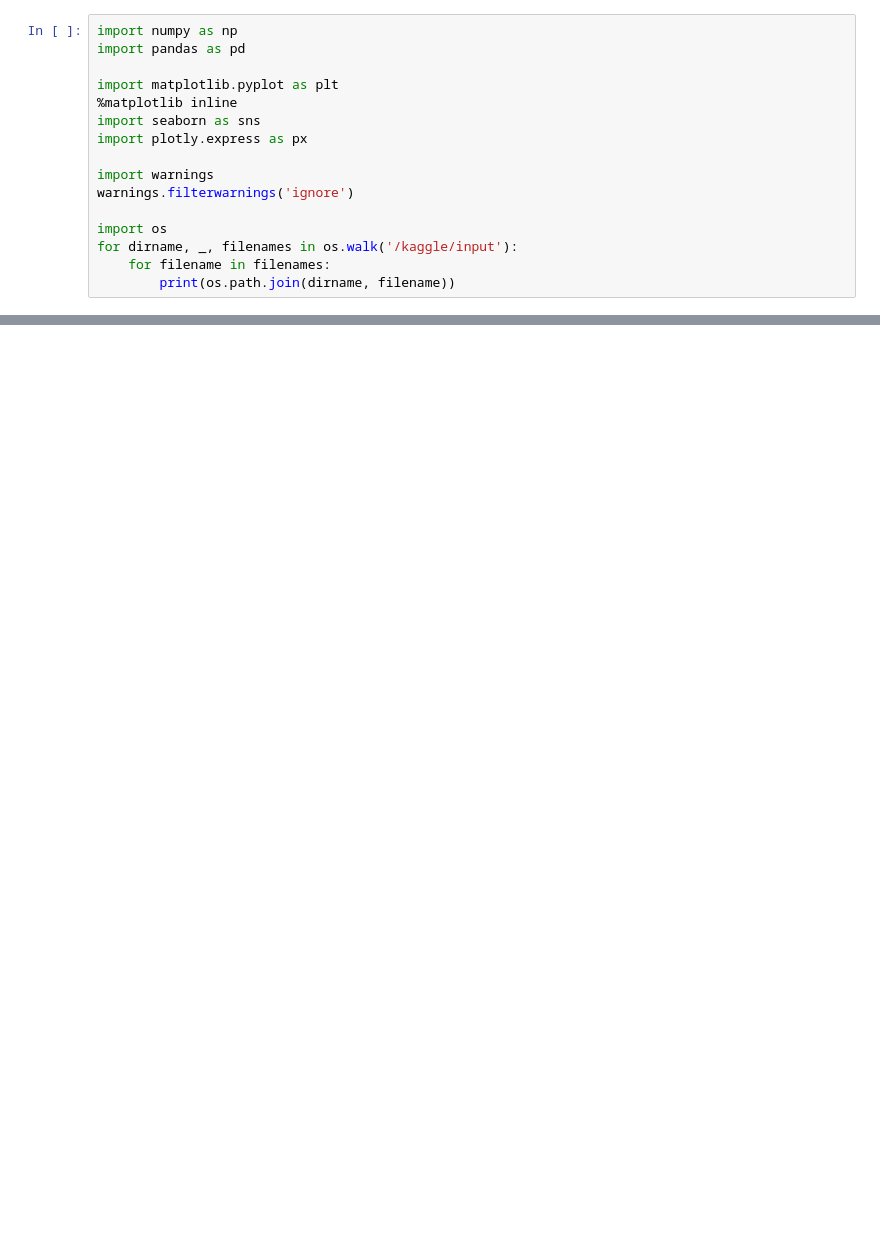
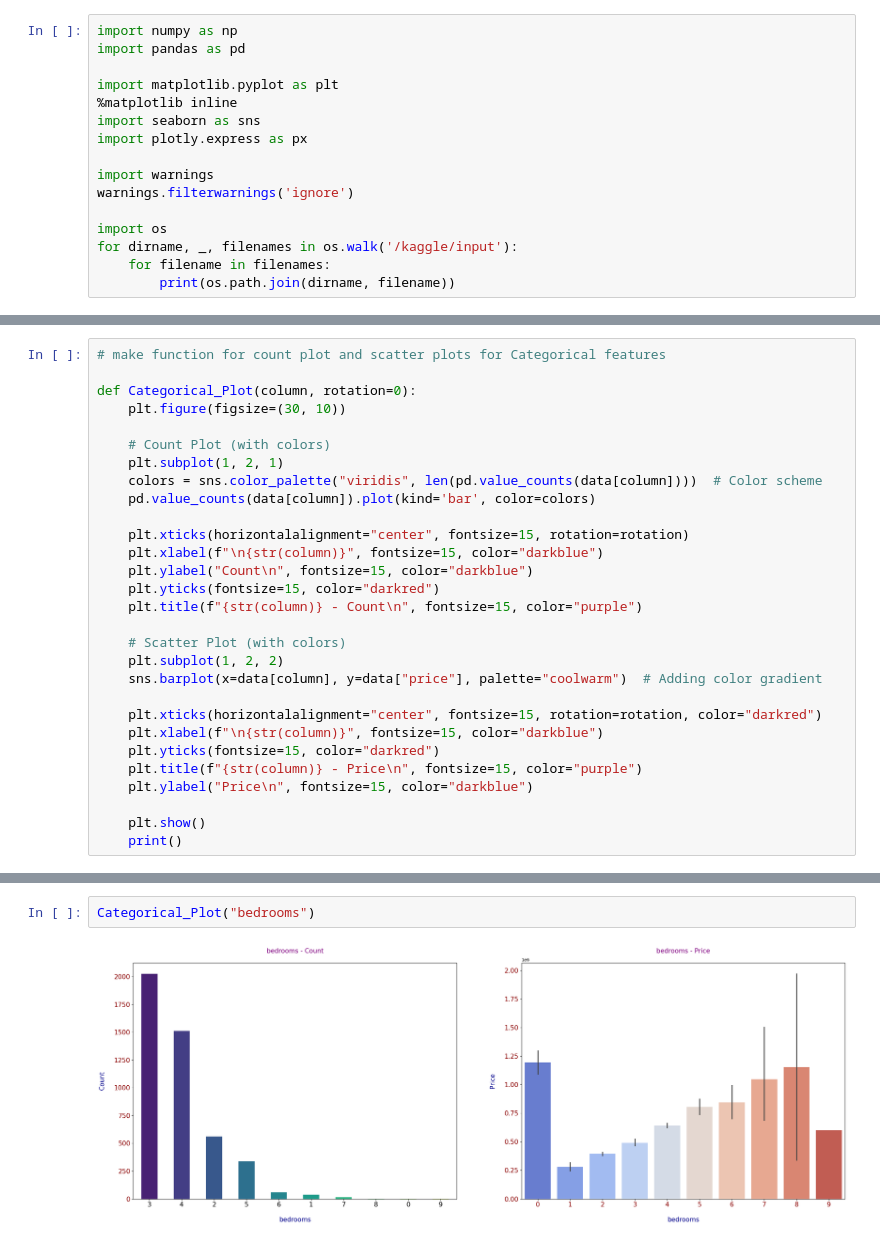
Before and after one commit to TakibYeasar/Machine-Learning-Tutorial, a Jupyter notebook: Linear Regression/Linear Regression.ipynb, the cells around one changed output, grey strips where cells are left out. Cells and saved outputs as stored; diff of their text form; blank space fills up the shorter version.

```diff
--- a/Linear Regression/Linear Regression.ipynb
+++ b/Linear Regression/Linear Regression.ipynb
@@ -71,0 +265,29 @@ Number of duplicates are :  0
+# %%
+# make function for count plot and scatter plots for Categorical features
+
+def Categorical_Plot(column, rotation=0):
+    plt.figure(figsize=(30, 10))
+
+    # Count Plot (with colors)
+    plt.subplot(1, 2, 1)
+    colors = sns.color_palette("viridis", len(pd.value_counts(data[column])))  # Color scheme
+    pd.value_counts(data[column]).plot(kind='bar', color=colors)
+
+    plt.xticks(horizontalalignment="center", fontsize=15, rotation=rotation)
+    plt.xlabel(f"\n{str(column)}", fontsize=15, color="darkblue")
+    plt.ylabel("Count\n", fontsize=15, color="darkblue")
+    plt.yticks(fontsize=15, color="darkred")
+    plt.title(f"{str(column)} - Count\n", fontsize=15, color="purple")
+
+    # Scatter Plot (with colors)
+    plt.subplot(1, 2, 2)
+    sns.barplot(x=data[column], y=data["price"], palette="coolwarm")  # Adding color gradient
+
+    plt.xticks(horizontalalignment="center", fontsize=15, rotation=rotation, color="darkred")
+    plt.xlabel(f"\n{str(column)}", fontsize=15, color="darkblue")
+    plt.yticks(fontsize=15, color="darkred")
+    plt.title(f"{str(column)} - Price\n", fontsize=15, color="purple")
+    plt.ylabel("Price\n", fontsize=15, color="darkblue")
+
+    plt.show()
+    print()
@@ -71,0 +321,4 @@ Number of duplicates are :  0
+# %%
+Categorical_Plot("bedrooms")
+# %% [output]
+[figure, added]
```
Also changed, not shown: parts of 62 cells of this notebook, 7 other files.
